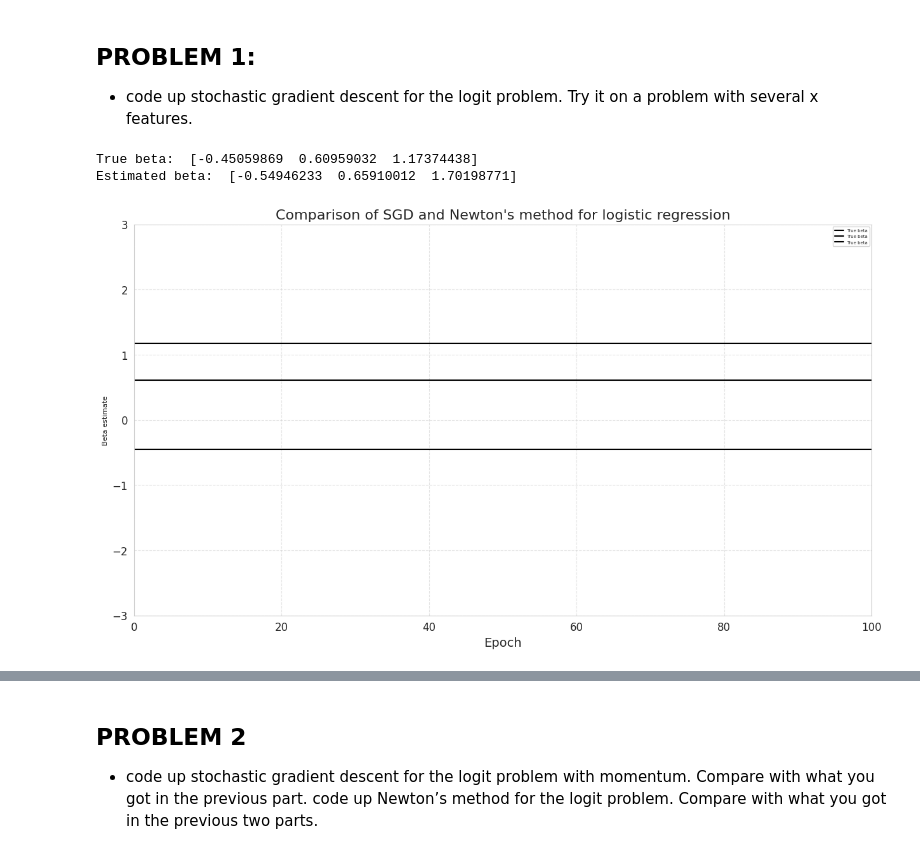
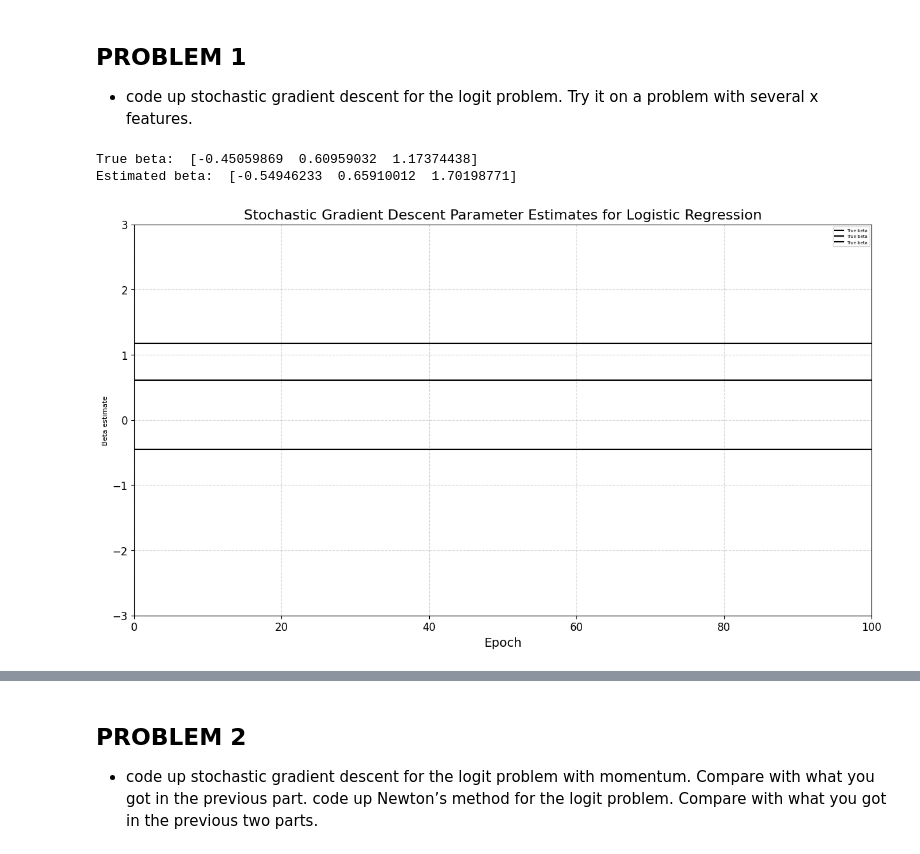
Before and after one commit to iamharkirat/STP-540, a Jupyter notebook: HW3.ipynb, the cells around one changed output, grey strips where cells are left out. Cells and saved outputs as stored; diff of their text form; code cells hidden in the pictures.

```diff
--- a/HW3.ipynb
+++ b/HW3.ipynb
@@ -3,5 +274,5 @@
 # %% [markdown]
-## PROBLEM 1:
+## PROBLEM 1
 * code up stochastic gradient descent for the logit problem. Try it on a problem with several x features.
 # %%
 import numpy as np
@@ -45,23 +316,23 @@ Estimated beta:  [-0.54946233  0.65910012  1.70198771]
 # %%
 # plot parameter estimates over epochs
 plt.figure(figsize=(15, 8))
 
 # plot true beta values
 plt.plot([0, 100], [beta_true, beta_true], 'k-', linewidth=1.5, label='True beta')
 
 # add separate legends for each method
 plt.legend(loc='upper right', fontsize=5)
 plt.xlim(0, 100)
 plt.ylim(-3, 3)
 plt.xlabel('Epoch', fontsize=14)
 plt.ylabel('Beta estimate', fontsize=8)
 plt.xticks(fontsize=12)
 plt.yticks(fontsize=12)
 plt.grid(True, alpha=0.5, linestyle='--')
-plt.title('Comparison of SGD and Newton\'s method for logistic regression', fontsize=16)
+plt.title('Stochastic Gradient Descent Parameter Estimates for Logistic Regression', fontsize=16)
 plt.show()
 # %% [output]
-[figure, old version]
+[figure, new version]
 # %%
 # plot true beta vs estimated beta
 fig, ax = plt.subplots()
```
Also changed, not shown: parts of 15 cells of this notebook.
